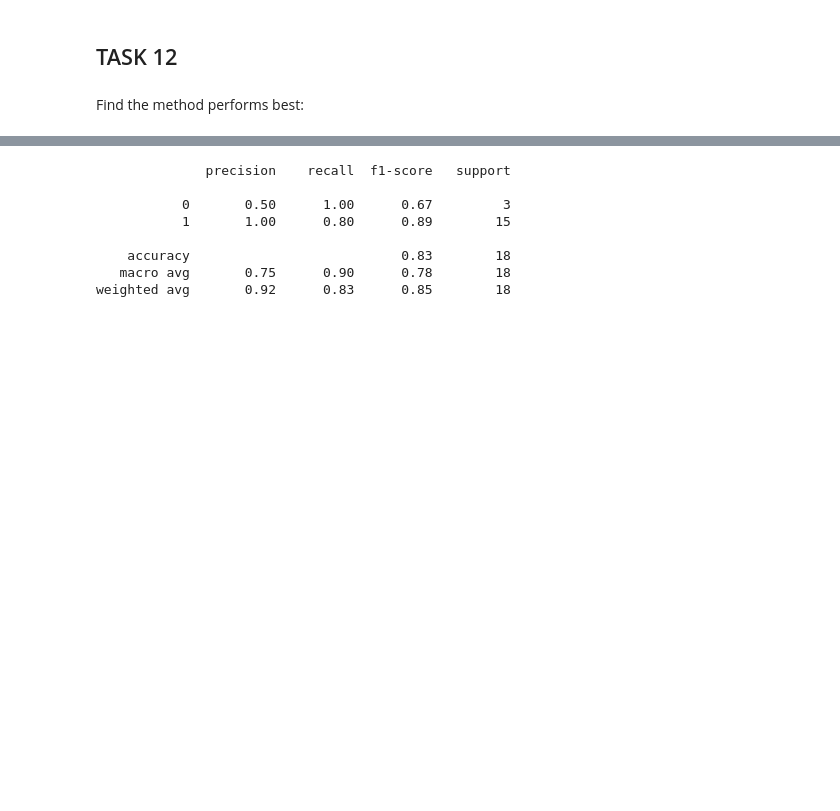
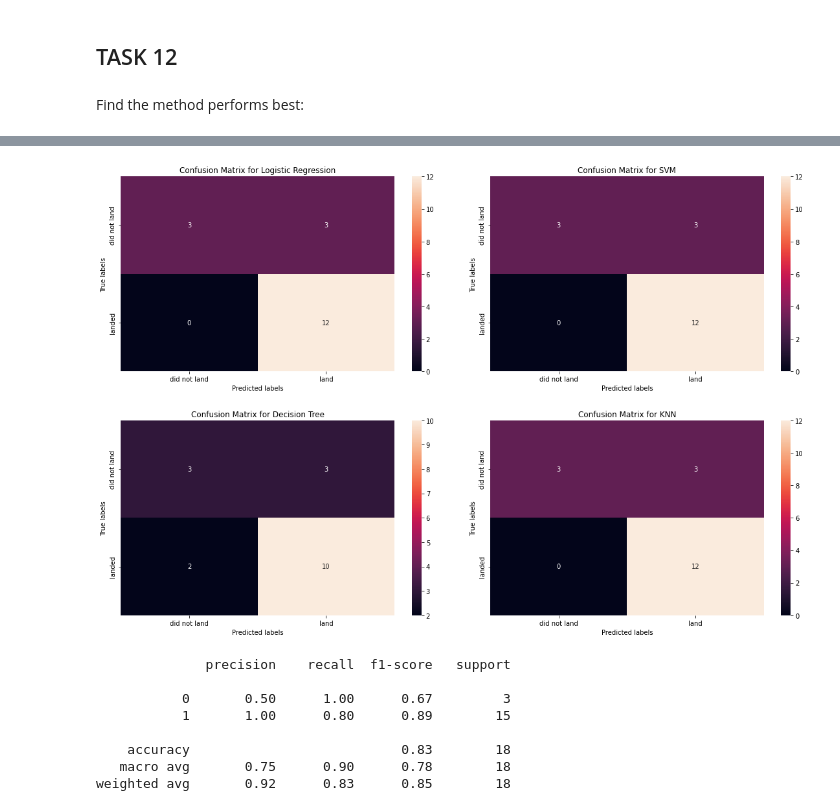
Before and after one commit to BrianLoe/Coursera_capstone, a Jupyter notebook: SpaceX_Machine_Learning_Prediction_Part_5.ipynb, the cells around one changed output, grey strips where cells are left out. Saved outputs shown, nothing was run; the diff lists cells and outputs as text; code cells hidden in the pictures; blank space fills up the shorter version.

```diff
--- a/SpaceX_Machine_Learning_Prediction_Part_5.ipynb
+++ b/SpaceX_Machine_Learning_Prediction_Part_5.ipynb
@@ -363,3 +355,23 @@ plt.show()
+# %%
+def plot_confusion_matrix2(y,y_predict, axes, model_name):
+    "this function plots the confusion matrix"
+    from sklearn.metrics import confusion_matrix
+    cm = confusion_matrix(y, y_predict)
+    ax=sns.heatmap(cm, annot=True, ax = axes); #annot=True to annotate cells
+    ax.set_xlabel('Predicted labels')
+    ax.set_ylabel('True labels')
+    ax.set_title('Confusion Matrix for '+model_name);
+    ax.xaxis.set_ticklabels(['did not land', 'land']); ax.yaxis.set_ticklabels(['did not land', 'landed'])
+# %%
+fig, axs = plt.subplots(2,2, figsize=(16,10))
+fig.tight_layout()
+plot_confusion_matrix2(Y_test, yhatlr, axs[0,0], 'Logistic Regression')
+plot_confusion_matrix2(Y_test, yhatsvm, axs[0,1], 'SVM')
+plot_confusion_matrix2(Y_test, yhat_tree, axs[1,0], 'Decision Tree')
+plot_confusion_matrix2(Y_test, yhat_knn, axs[1,1], 'KNN')
+plt.subplots_adjust(hspace=0.25)
+# %% [output]
+[figure, added]
 # %%
 from sklearn.metrics import classification_report
 print(classification_report(yhatlr,Y_test))
```
Also changed, not shown: parts of 8 cells of this notebook.
